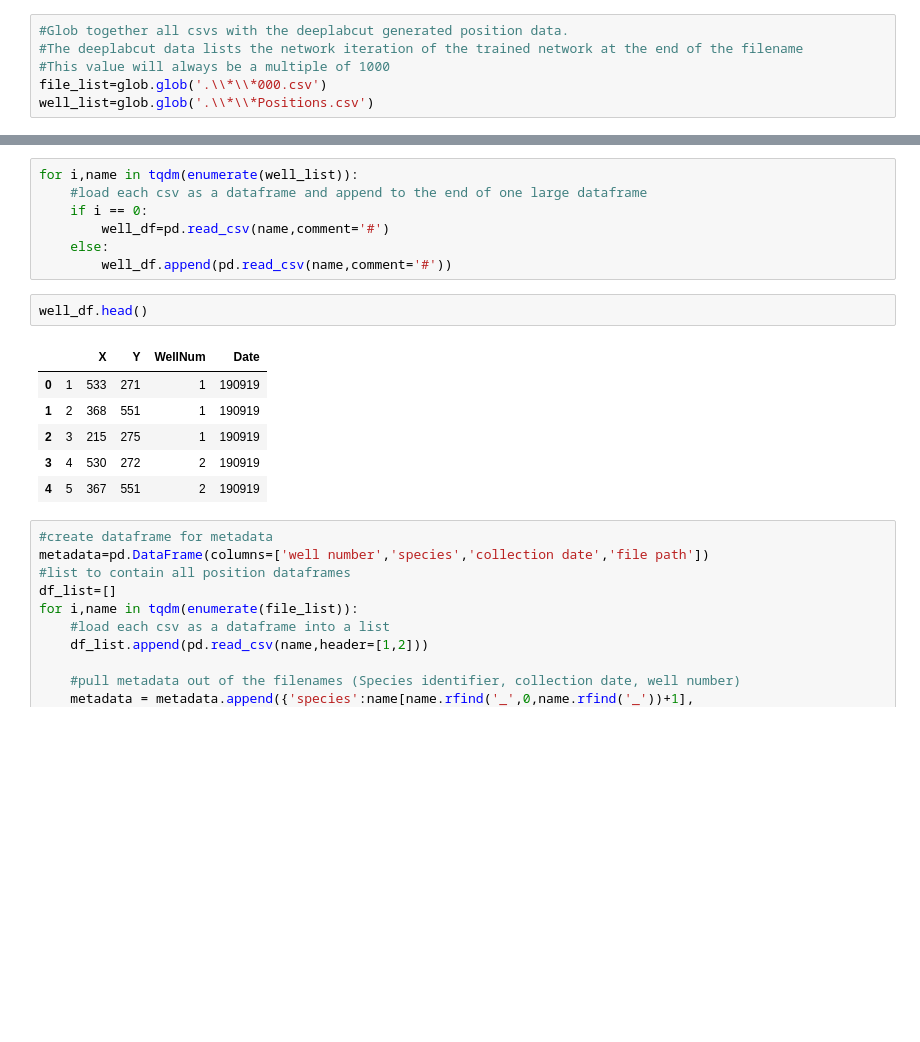
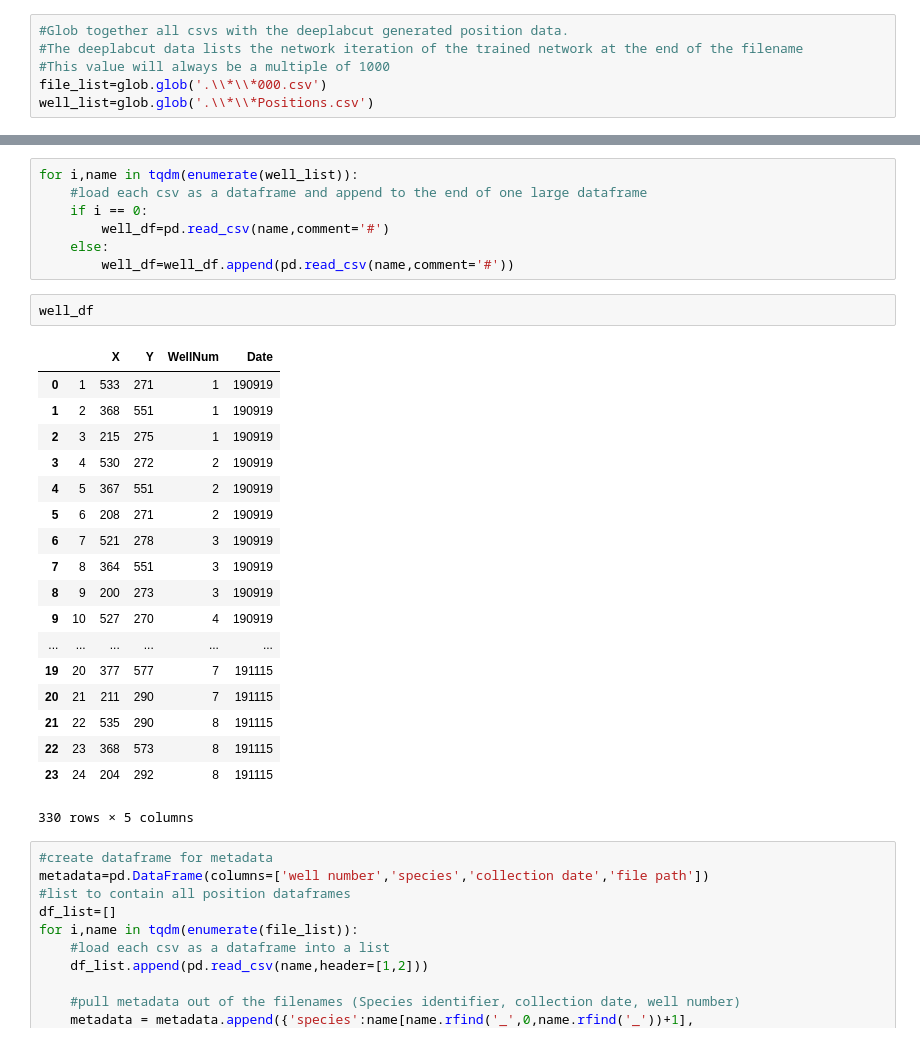
Before and after one commit to Tomnaragon/DCHC_transfer_Experiment, a Jupyter notebook: Deeplabcut_data/Movement_processing.ipynb, the cells around one changed output, grey strips where cells are left out. Cells and saved outputs as stored; diff of their text form; blank space fills up the shorter version.

```diff
--- a/Deeplabcut_data/Movement_processing.ipynb
+++ b/Deeplabcut_data/Movement_processing.ipynb
@@ -46,16 +59,28 @@ for i,name in tqdm(enumerate(well_list)):
     if i == 0:
         well_df=pd.read_csv(name,comment='#')
     else:
-        well_df.append(pd.read_csv(name,comment='#'))
+        well_df=well_df.append(pd.read_csv(name,comment='#'))
 # %%
-well_df.head()
+well_df
 # %% [output]
 |  |  | X | Y | WellNum | Date |
 | 0 | 1 | 533 | 271 | 1 | 190919 |
 | 1 | 2 | 368 | 551 | 1 | 190919 |
 | 2 | 3 | 215 | 275 | 1 | 190919 |
 | 3 | 4 | 530 | 272 | 2 | 190919 |
 | 4 | 5 | 367 | 551 | 2 | 190919 |
+| 5 | 6 | 208 | 271 | 2 | 190919 |
+| 6 | 7 | 521 | 278 | 3 | 190919 |
+| 7 | 8 | 364 | 551 | 3 | 190919 |
+| 8 | 9 | 200 | 273 | 3 | 190919 |
+| 9 | 10 | 527 | 270 | 4 | 190919 |
+| ... | ... | ... | ... | ... | ... |
+| 19 | 20 | 377 | 577 | 7 | 191115 |
+| 20 | 21 | 211 | 290 | 7 | 191115 |
+| 21 | 22 | 535 | 290 | 8 | 191115 |
+| 22 | 23 | 368 | 573 | 8 | 191115 |
+| 23 | 24 | 204 | 292 | 8 | 191115 |
+330 rows × 5 columns
 # %%
 #create dataframe for metadata
 metadata=pd.DataFrame(columns=['well number','species','collection date','file path'])
```
Also changed, not shown: parts of 2 cells of this notebook.
